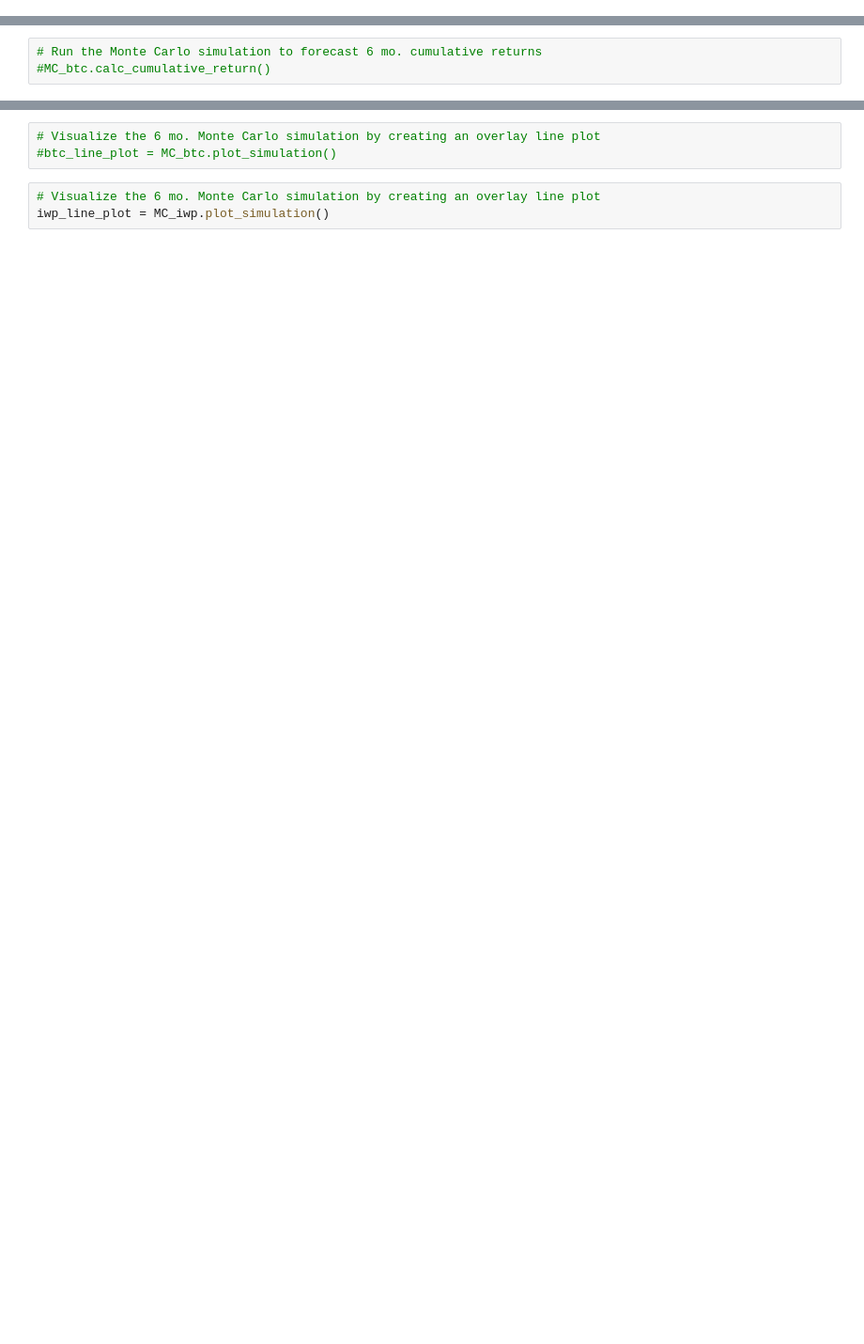
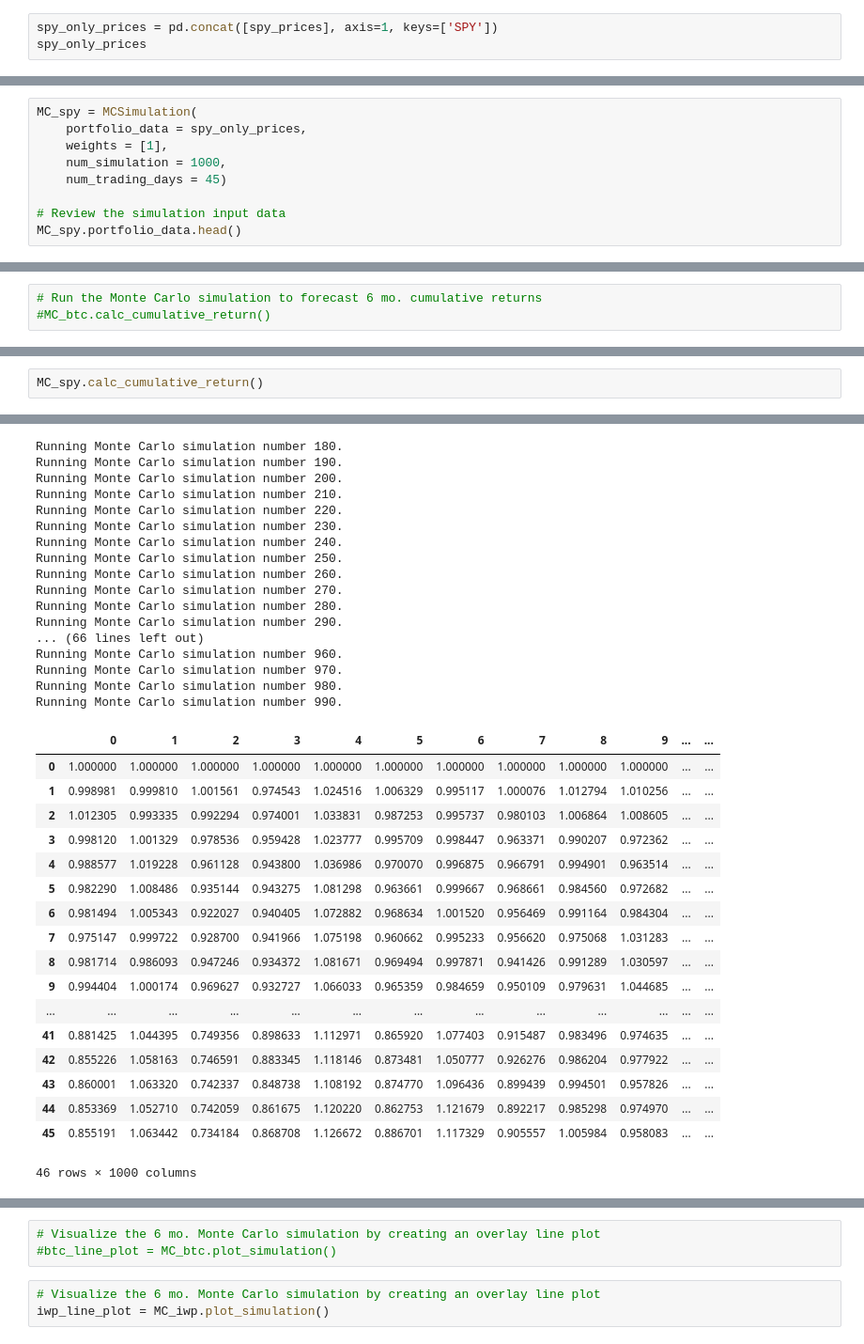
Before and after one commit to ellenicoleroberts/Crypto_SP500_Analysis, a Jupyter notebook: MonteCarlos22.ipynb, the cells around one changed output, grey strips where cells are left out. Shown at 94% size. Cells and saved outputs as stored; diff of their text form; blank space fills up the shorter version.

```diff
--- a/MonteCarlos22.ipynb
+++ b/MonteCarlos22.ipynb
@@ -301,0 +338,3 @@ iwc_only_prices
+# %%
+spy_only_prices = pd.concat([spy_prices], axis=1, keys=['SPY'])
+spy_only_prices
@@ -431,3 +497,12 @@ MC_iwc.portfolio_data.head()
 | 2022-01-05 | 141.779999 | 142.509995 | 137.169998 | 137.479996 | 76500.0 | -0.030671 |
 | 2022-01-06 | 137.669998 | 138.429993 | 135.669998 | 137.710007 | 51600.0 | 0.001673 |
 | 2022-01-07 | 137.839996 | 138.940002 | 136.300003 | 136.419998 | 45900.0 | -0.009368 |
+# %%
+MC_spy = MCSimulation(
+    portfolio_data = spy_only_prices,
+    weights = [1],
+    num_simulation = 1000,
+    num_trading_days = 45)
+
+# Review the simulation input data
+MC_spy.portfolio_data.head()
@@ -733 +837,4 @@ Running Monte Carlo simulation number 990.
 46 rows × 1000 columns
+# %%
+MC_spy.calc_cumulative_return()
+# %% [output]
@@ -734,3 +859,38 @@ Running Monte Carlo simulation number 990.
+Running Monte Carlo simulation number 180.
+Running Monte Carlo simulation number 190.
+Running Monte Carlo simulation number 200.
+Running Monte Carlo simulation number 210.
+Running Monte Carlo simulation number 220.
+Running Monte Carlo simulation number 230.
+Running Monte Carlo simulation number 240.
+Running Monte Carlo simulation number 250.
+Running Monte Carlo simulation number 260.
+Running Monte Carlo simulation number 270.
+Running Monte Carlo simulation number 280.
+Running Monte Carlo simulation number 290.
+... (66 lines left out)
+Running Monte Carlo simulation number 960.
+Running Monte Carlo simulation number 970.
+Running Monte Carlo simulation number 980.
+Running Monte Carlo simulation number 990.
+|  | 0 | 1 | 2 | 3 | 4 | 5 | 6 | 7 | 8 | 9 | ... | ... |
+| 0 | 1.000000 | 1.000000 | 1.000000 | 1.000000 | 1.000000 | 1.000000 | 1.000000 | 1.000000 | 1.000000 | 1.000000 | ... | ... |
+| 1 | 0.998981 | 0.999810 | 1.001561 | 0.974543 | 1.024516 | 1.006329 | 0.995117 | 1.000076 | 1.012794 | 1.010256 | ... | ... |
+| 2 | 1.012305 | 0.993335 | 0.992294 | 0.974001 | 1.033831 | 0.987253 | 0.995737 | 0.980103 | 1.006864 | 1.008605 | ... | ... |
+| 3 | 0.998120 | 1.001329 | 0.978536 | 0.959428 | 1.023777 | 0.995709 | 0.998447 | 0.963371 | 0.990207 | 0.972362 | ... | ... |
+| 4 | 0.988577 | 1.019228 | 0.961128 | 0.943800 | 1.036986 | 0.970070 | 0.996875 | 0.966791 | 0.994901 | 0.963514 | ... | ... |
+| 5 | 0.982290 | 1.008486 | 0.935144 | 0.943275 | 1.081298 | 0.963661 | 0.999667 | 0.968661 | 0.984560 | 0.972682 | ... | ... |
+| 6 | 0.981494 | 1.005343 | 0.922027 | 0.940405 | 1.072882 | 0.968634 | 1.001520 | 0.956469 | 0.991164 | 0.984304 | ... | ... |
+| 7 | 0.975147 | 0.999722 | 0.928700 | 0.941966 | 1.075198 | 0.960662 | 0.995233 | 0.956620 | 0.975068 | 1.031283 | ... | ... |
+| 8 | 0.981714 | 0.986093 | 0.947246 | 0.934372 | 1.081671 | 0.969494 | 0.997871 | 0.941426 | 0.991289 | 1.030597 | ... | ... |
+| 9 | 0.994404 | 1.000174 | 0.969627 | 0.932727 | 1.066033 | 0.965359 | 0.984659 | 0.950109 | 0.979631 | 1.044685 | ... | ... |
+| ... | ... | ... | ... | ... | ... | ... | ... | ... | ... | ... | ... | ... |
+| 41 | 0.881425 | 1.044395 | 0.749356 | 0.898633 | 1.112971 | 0.865920 | 1.077403 | 0.915487 | 0.983496 | 0.974635 | ... | ... |
+| 42 | 0.855226 | 1.058163 | 0.746591 | 0.883345 | 1.118146 | 0.873481 | 1.050777 | 0.926276 | 0.986204 | 0.977922 | ... | ... |
+| 43 | 0.860001 | 1.063320 | 0.742337 | 0.848738 | 1.108192 | 0.874770 | 1.096436 | 0.899439 | 0.994501 | 0.957826 | ... | ... |
+| 44 | 0.853369 | 1.052710 | 0.742059 | 0.861675 | 1.120220 | 0.862753 | 1.121679 | 0.892217 | 0.985298 | 0.974970 | ... | ... |
+| 45 | 0.855191 | 1.063442 | 0.734184 | 0.868708 | 1.126672 | 0.886701 | 1.117329 | 0.905557 | 1.005984 | 0.958083 | ... | ... |
+46 rows × 1000 columns
 # %%
 # Run the Monte Carlo simulation to forecast 6 mo. cumulative returns
 MC_btc_iwp.calc_cumulative_return()
```
Also changed, not shown: parts of 50 cells of this notebook, 2 other files.
